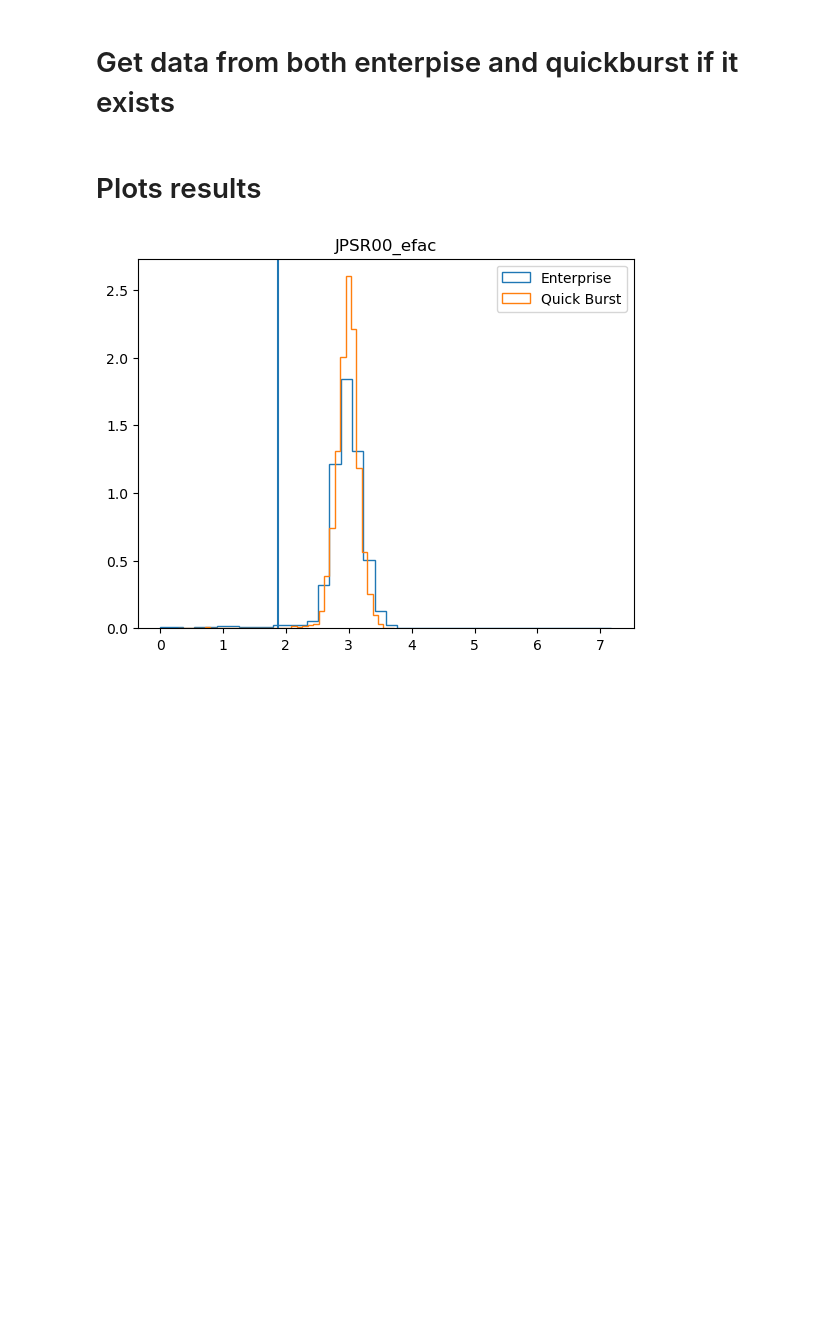
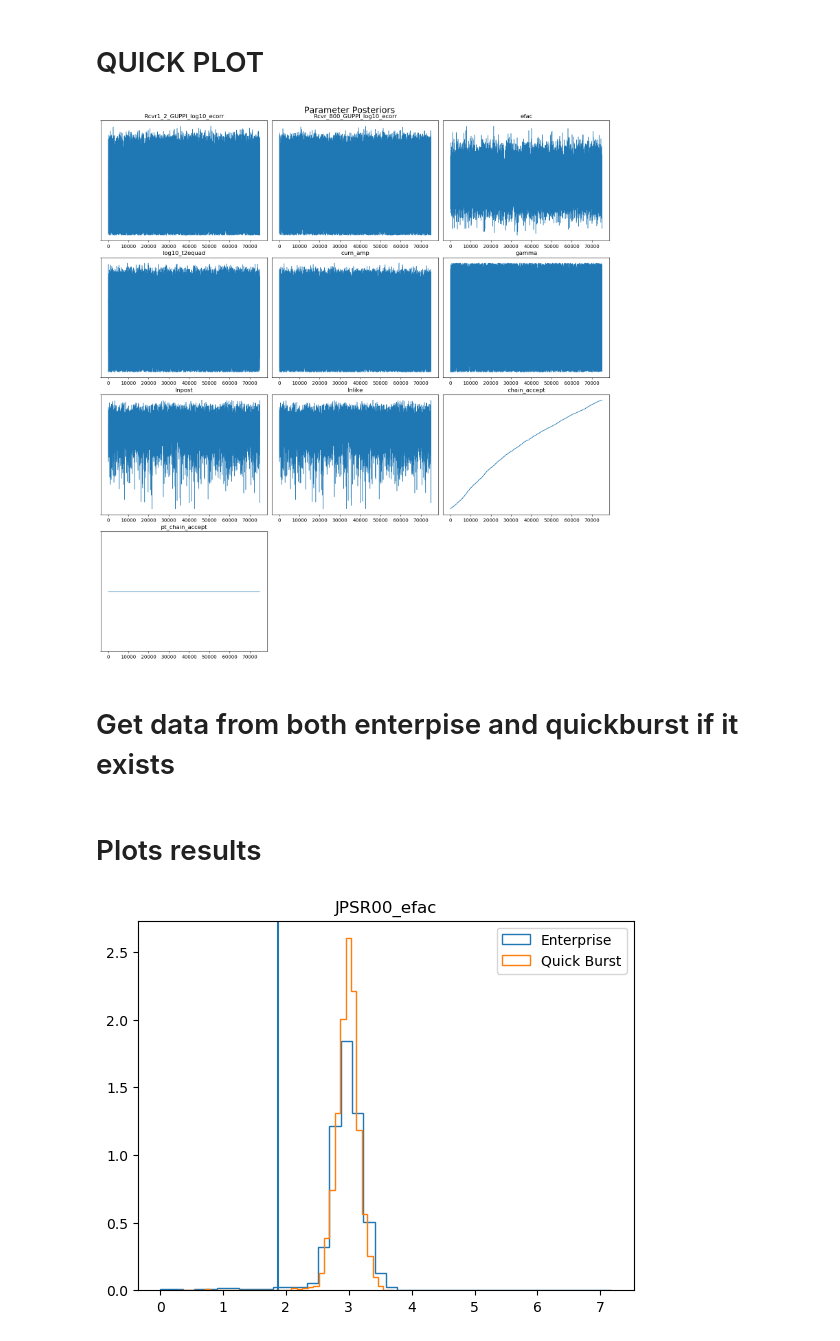
Before and after one commit to Richard-Mitchell1/test_quick_burst, a Jupyter notebook: quick_burst/plot_results.ipynb, the cells around one changed output. Drawn from its saved outputs; the diff is of its cells as text; code cells hidden in the pictures; blank space fills up the shorter version.

```diff
--- a/quick_burst/plot_results.ipynb
+++ b/quick_burst/plot_results.ipynb
@@ -8,6 +8,15 @@ import matplotlib.pyplot as plt
 from math import ceil
 
 plt.rcParams['figure.max_open_warning'] = 100
+# %% [markdown]
+# QUICK PLOT
+# %%
+params = ["J1843-1113_Rcvr1_2_GUPPI_log10_ecorr","J1843-1113_Rcvr_800_GUPPI_log10_ecorr","J1843-1113_efac","J1843-1113_log10_t2equad","curn_amp","gamma"]
+dir = "/home/mitch/test_quick_burst/15_year_data/15_year_CURN_run/J1843-1113/"
+core = co.Core(chaindir=dir,label="J1843-1113",params=params)
+dg.plot_chains(core, hist=False)
+# %% [output]
+[figure, added]
 # %% [markdown]
 # Get data from both enterpise and quickburst if it exists
 # %%
```
Also changed, not shown: 15 other files.
